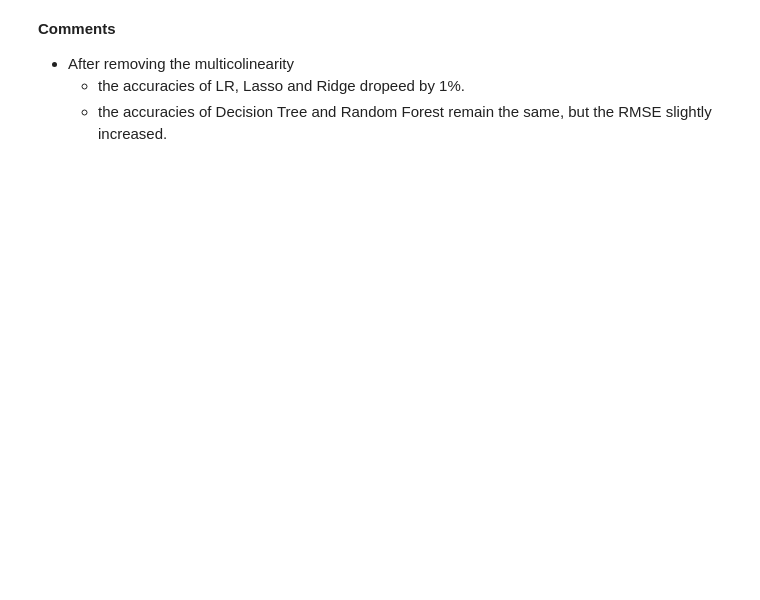
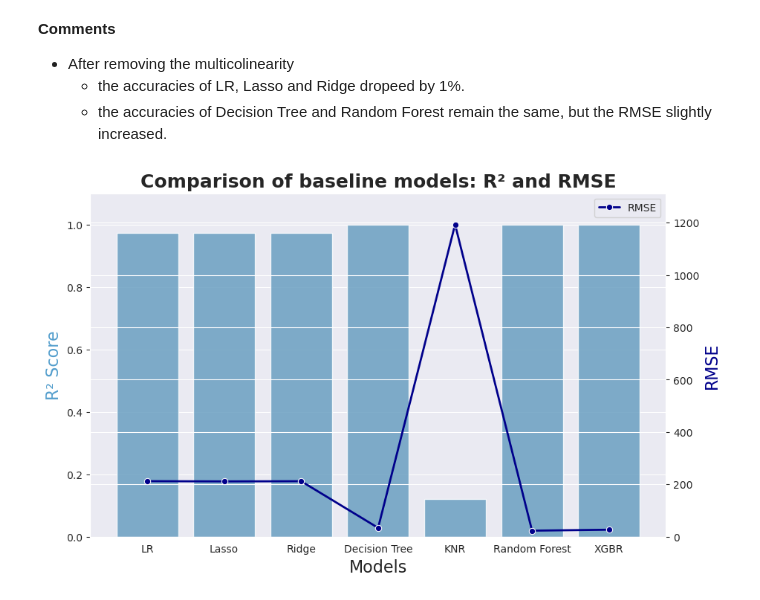
Before and after one commit to abhishek-chattopadhyay/mid-project-ml-financial-analysis, a Jupyter notebook: code/supervised_ml_regression.ipynb, the cells around one changed output. Saved outputs shown, nothing was run; the diff lists cells and outputs as text; code cells hidden in the pictures; blank space fills up the shorter version.

Commit message:
Added ml models

```diff
--- a/code/supervised_ml_regression.ipynb
+++ b/code/supervised_ml_regression.ipynb
@@ -431,3 +431,38 @@ df_metric_baseline
     - the accuracies of LR, Lasso and Ridge dropeed by 1%.
     - the accuracies of Decision Tree and Random Forest remain the same,
     but the RMSE slightly increased.
+# %%
+# Set style
+sns.set_style("darkgrid")
+sns.set_palette("Blues")
+
+# Create figure and axis
+fig, ax1 = plt.subplots(figsize=(10, 6))
+
+# Plot R² as bar chart
+sns.barplot(x=df_metric_baseline.index, y=df_metric_baseline["R2"],
+data=df_metric_baseline, ax=ax1, color=sns.color_palette("Blues_r")[2], alpha=0.8)
+
+# Create secondary y-axis for RMSE
+ax2 = ax1.twinx()
+sns.lineplot(x=df_metric_baseline.index, y=df_metric_baseline["RMSE"], data=df_metric_baseline,
+ax=ax2, color="darkblue", marker="o", linewidth=2, label="RMSE")
+
+# Labels
+ax1.set_xlabel("Models", fontsize=16)
+ax1.set_ylabel("R² Score", fontsize=16, color=sns.color_palette("Blues_r")[2])
+ax2.set_ylabel("RMSE", fontsize=16, color="darkblue")
+
+# Adjust y-axis limits
+ax1.set_ylim(0, 1.1)
+ax2.set_ylim(0, max(df_metric_baseline["RMSE"]) * 1.1)
+
+# Title
+plt.title("Comparison of baseline models: R² and RMSE", fontsize=18, fontweight="bold")
+
+# Show plot
+plt.legend(loc="upper right")
+plt.savefig("../plot/baseline_models.png", bbox_inches="tight", dpi=600)
+plt.show()
+# %% [output]
+[figure, added]
```
Also changed, not shown: parts of 7 cells of this notebook, 4 other files.
